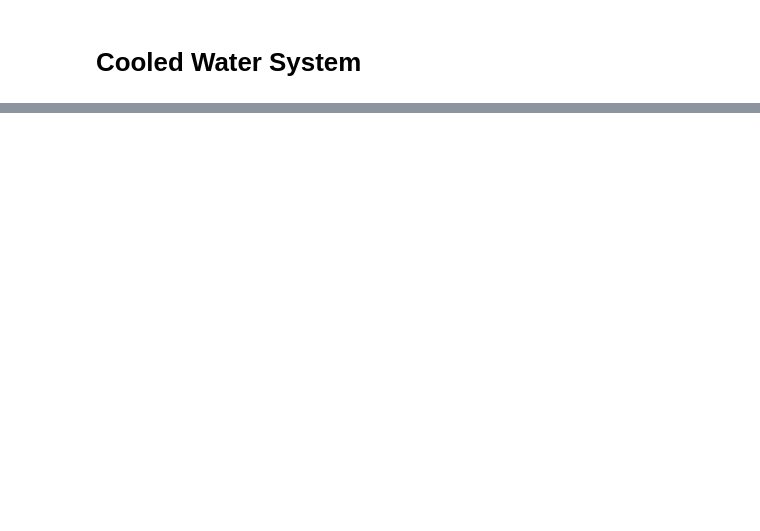
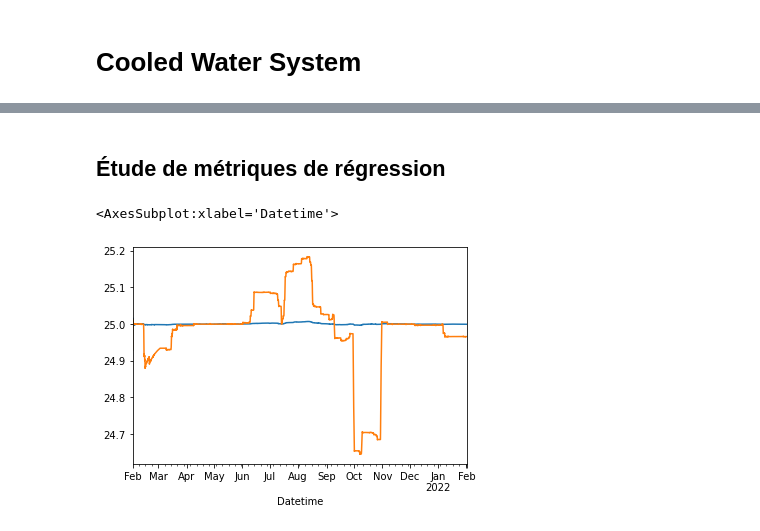
Before and after one commit to Psemata/CooledWaterSystem, a Jupyter notebook: cooledwatersystem.ipynb, the cells around one changed output, grey strips where cells are left out. Saved outputs shown, nothing was run; the diff lists cells and outputs as text; code cells hidden in the pictures; blank space fills up the shorter version.

```diff
--- a/cooledwatersystem.ipynb
+++ b/cooledwatersystem.ipynb
@@ -42,0 +62,9 @@ data.plot(y=["PMP", "TAF"])
+# %% [markdown]
+## Étude de métriques de régression
+# %%
+# Moyenne et médiane glissante sur 30 jours
+data.TAF.rolling('30d').median().plot()
+data.TAF.rolling('30d').mean().plot()
+# %% [output]
+<AxesSubplot:xlabel='Datetime'>
+[figure, added]
```
Also changed, not shown: parts of 40 cells of this notebook, 4 other files.
